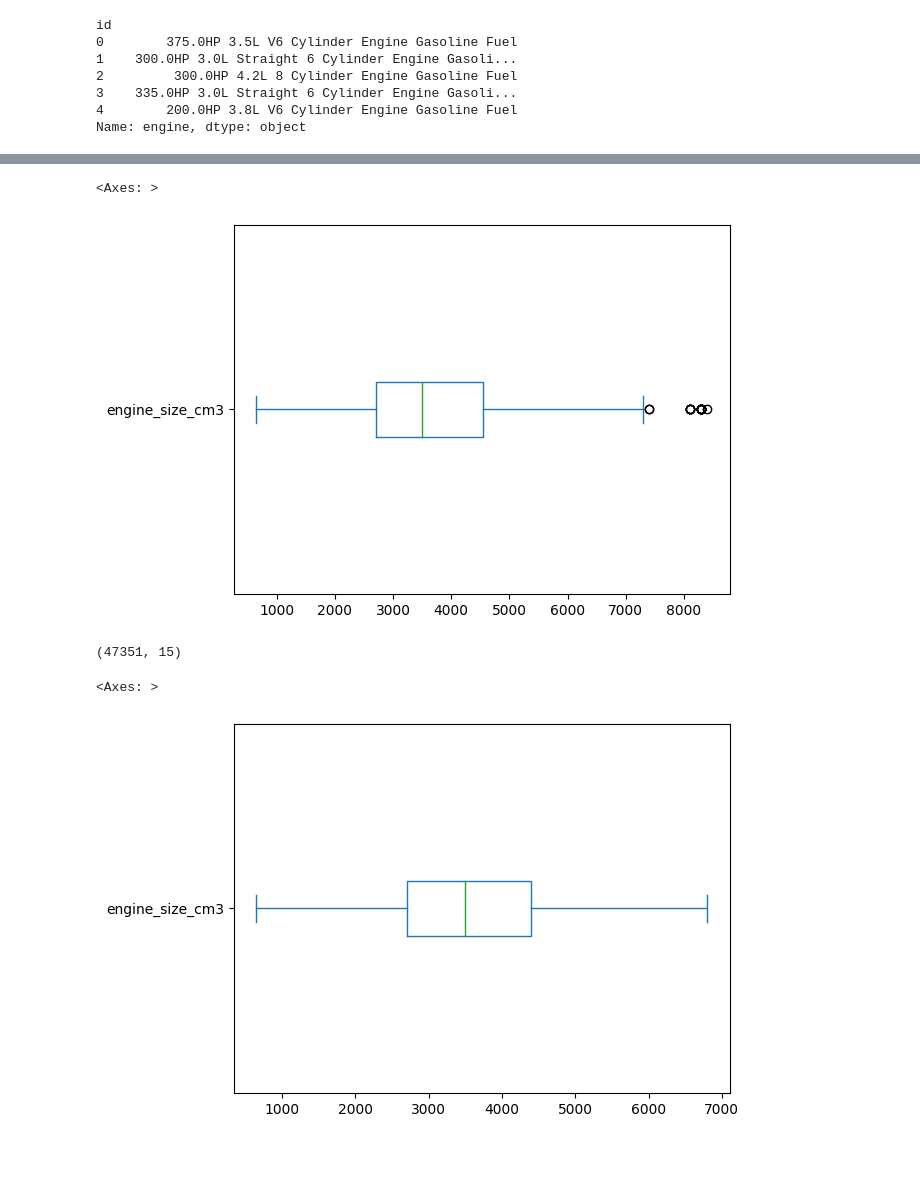
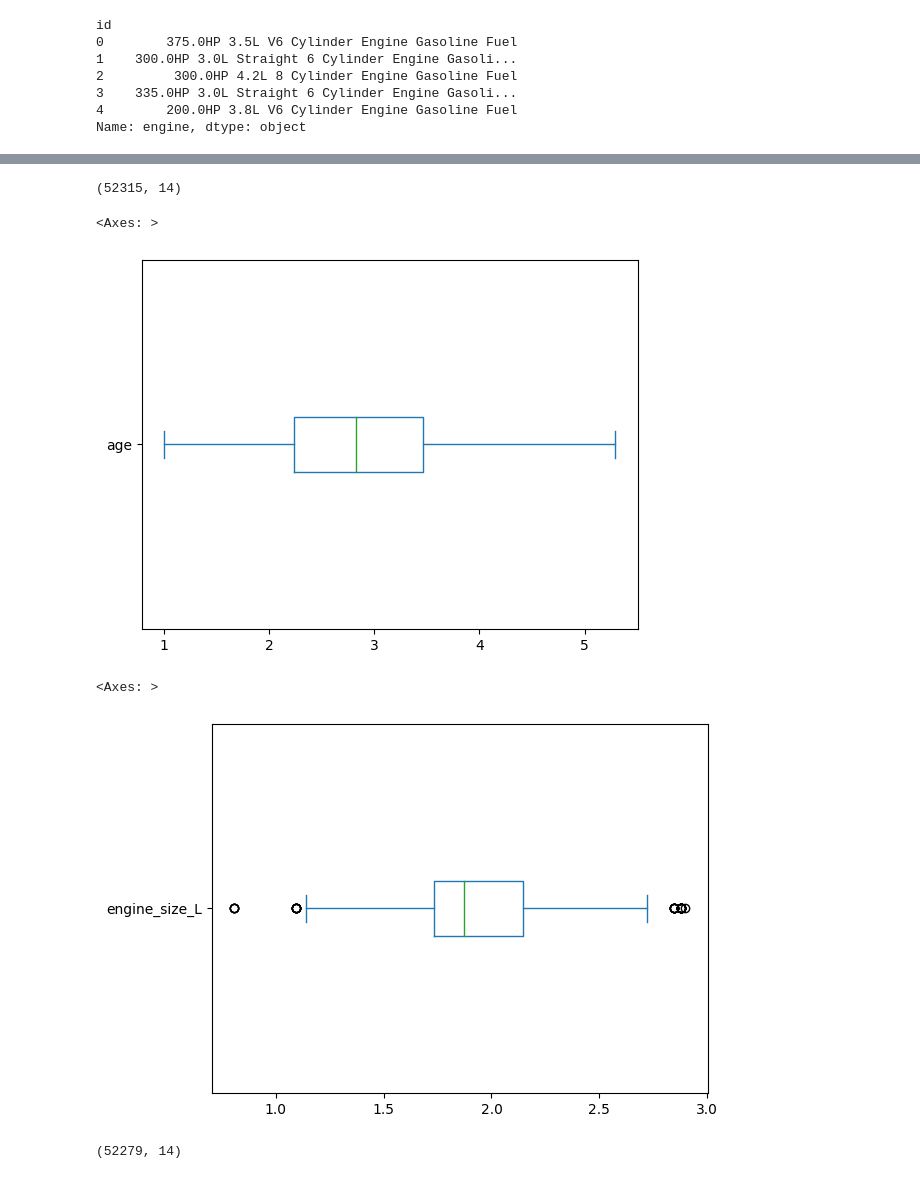
Before and after one commit to deralph/car-prediction-model-kaggle-skill-assesment, a Jupyter notebook: kaggleAssesment.ipynb, the cells around one changed output, grey strips where cells are left out. Drawn from its saved outputs; the diff is of its cells as text; code cells hidden in the pictures.

```diff
--- a/kaggleAssesment.ipynb
+++ b/kaggleAssesment.ipynb
@@ -687,6 +683,0 @@ train['milage'].plot(kind='box',vert=False)
-# %%
-year_q1,year_q3=np.quantile(train['milage'],[0.25,0.70])
-
-milage_igr=iqr(train['milage'])
-train=train[(train['milage'] <= year_q3+1.5*milage_igr) & (train['milage'] >= year_q1-1.5*milage_igr)]
-train.shape
@@ -694,0 +684,3 @@ train.shape
+# %%
+train=remove_outliers(train,'milage')
+train.shape
@@ -705,6 +693,0 @@ train['model_year'].plot(kind='box',vert=False)
-# %%
-year_q1,year_q3=np.quantile(train['model_year'],[0.30,0.95])
-
-year_igr=iqr(train['model_year'])
-train=train[(train['model_year'] <= year_q3+1.5*year_igr) & (train['model_year'] >= year_q1-1.5*year_igr)]
-train.shape
@@ -723,16 +699,20 @@ train['age'].plot(kind='box',vert=False)
+# %%
+train=remove_outliers(train,'age')
+train.shape
+# %% [output]
+(52315, 14)
 # %%
-train['engine_size_cm3'].plot(kind='box',vert=False)
+train['age'].plot(kind='box',vert=False)
 # %% [output]
 <Axes: >
-[figure, old version]
+[figure, new version]
-# %%
-
-train=train[(train['engine_size_cm3'] <= 6900)]
-train.shape
-# %% [output]
-(47351, 15)
 # %%
-train['engine_size_cm3'].plot(kind='box',vert=False)
+train['engine_size_L'].plot(kind='box',vert=False)
 # %% [output]
 <Axes: >
-[figure, old version]
+[figure, new version]
+# %%
+train=remove_outliers(train,'engine_size_L')
+train.shape
+# %% [output]
+(52279, 14)
```
Also changed, not shown: parts of 105 cells of this notebook.
